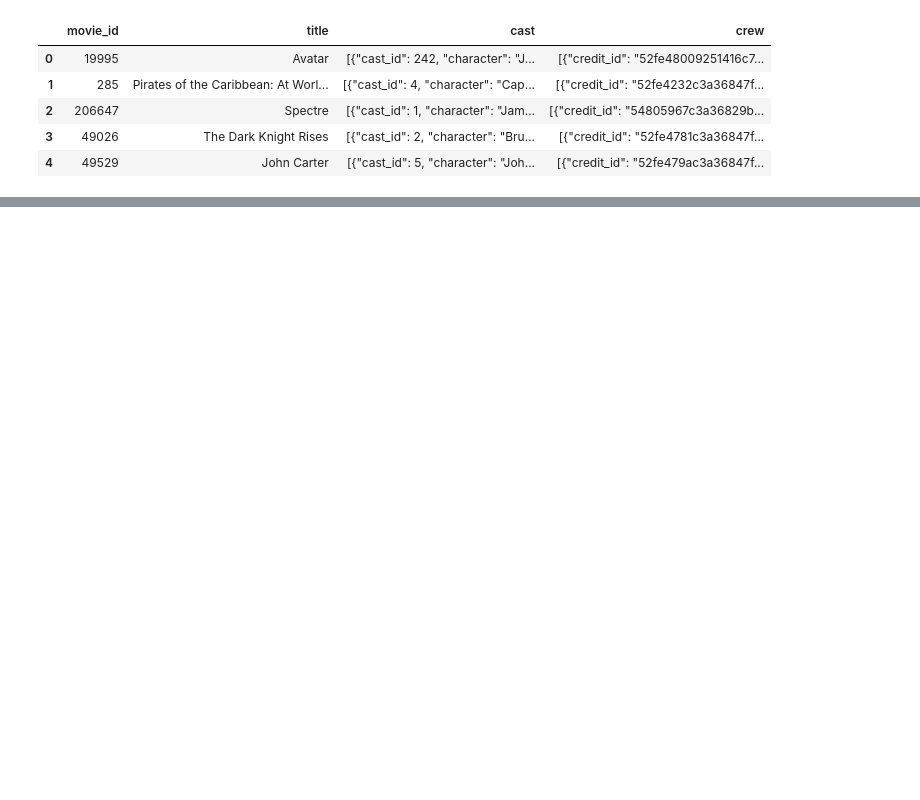
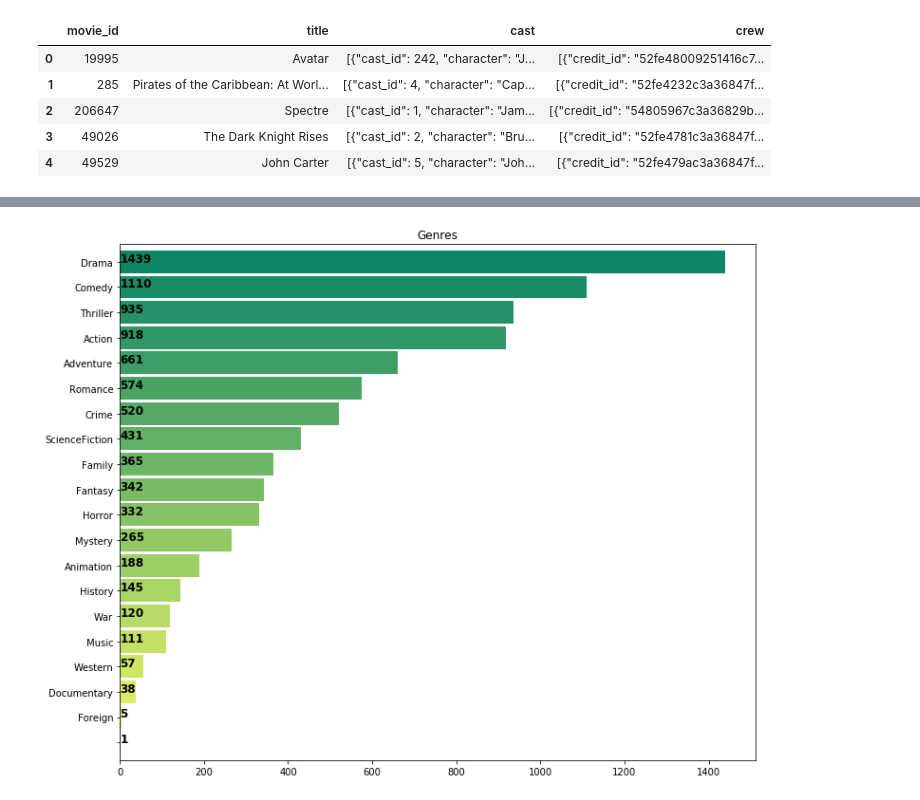
Before and after one commit to navendano11/NLP, a Jupyter notebook: NLP_tmdb.ipynb, the cells around one changed output, grey strips where cells are left out. Cells and saved outputs as stored; diff of their text form; code cells hidden in the pictures; blank space fills up the shorter version.

```diff
--- a/NLP_tmdb.ipynb
+++ b/NLP_tmdb.ipynb
@@ -116,0 +112,6 @@ movies[movies['title_x'].str.contains('mpire')]
+# %%
+movies['profit_per']= round(abs(movies['budget']-movies['revenue'])/movies['budget']*100)
+# %%
+movies = movies[(movies['vote_average']!=0)]
+# %%
+movies2 = movies[(movies['budget']!=0) & (movies['revenue']!=0)].copy().reset_index()
@@ -116,0 +127,2 @@ movies[movies['title_x'].str.contains('mpire')]
+# %%
+movies2['success'] = movies2['profit_per'].apply(lambda x: 1 if x > 50 else 0)
@@ -116,0 +157,12 @@ movies[movies['title_x'].str.contains('mpire')]
+# %%
+plt.subplots(figsize=(12,10))
+list1=[]
+for i in movies2['genres']:
+    list1.extend(i)
+ax=pd.Series(list1).value_counts()[:20].sort_values(ascending=True).plot.barh(width=0.9,color=sns.color_palette('summer_r',20))
+for i, v in enumerate(pd.Series(list1).value_counts()[:20].sort_values(ascending=True).values):
+    ax.text(.8, i, v,fontsize=12,color='black',weight='bold')
+plt.title('Genres')
+plt.show()
+# %% [output]
+[figure, added]
```
Also changed, not shown: parts of 19 cells of this notebook.
